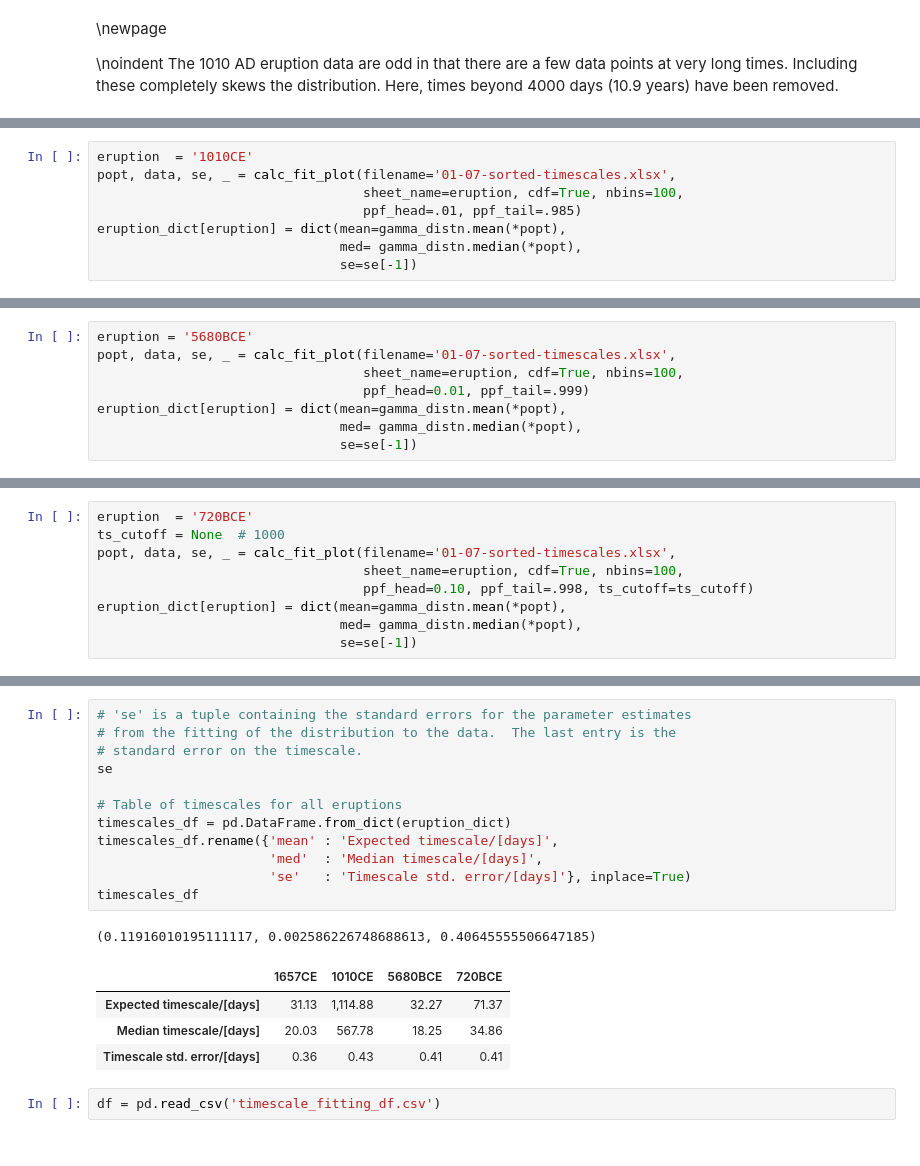
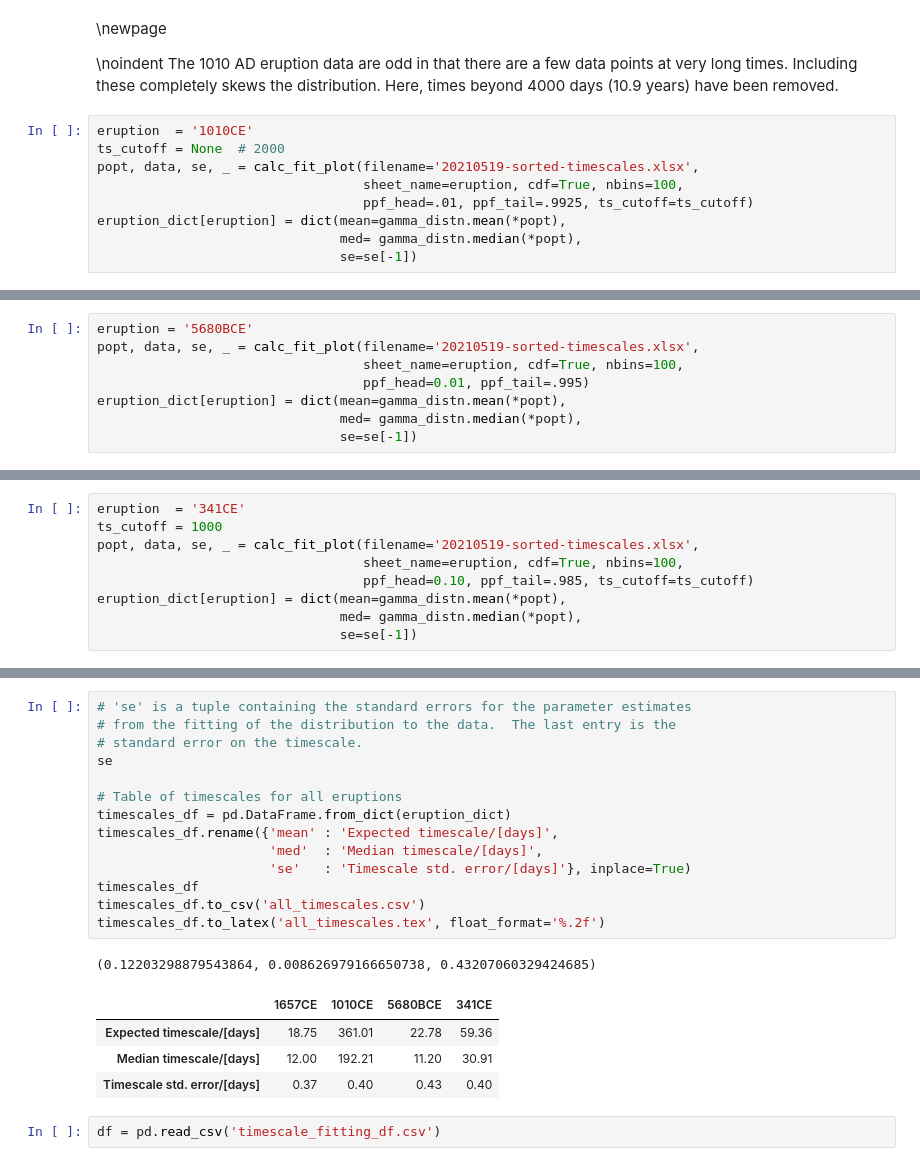
Before and after one commit to djessop/mineral_diffusion_timescales, a Jupyter notebook: mineral_diffusion_timescales.ipynb, the cells around one changed output, grey strips where cells are left out. Saved outputs shown, nothing was run; the diff lists cells and outputs as text.

```diff
--- a/mineral_diffusion_timescales.ipynb
+++ b/mineral_diffusion_timescales.ipynb
@@ -210,3 +213,12 @@ eruption_dict[eruption] = dict(mean=gamma_distn.mean(*popt),
 \newpage
 
 \noindent The 1010 AD eruption data are odd in that there are a few data points at very long times.  Including these completely skews the distribution.  Here, times beyond 4000 days (10.9 years) have been removed.
+# %%
+eruption  = '1010CE'
+ts_cutoff = None  # 2000
+popt, data, se, _ = calc_fit_plot(filename='20210519-sorted-timescales.xlsx',
+                                  sheet_name=eruption, cdf=True, nbins=100,
+                                  ppf_head=.01, ppf_tail=.9925, ts_cutoff=ts_cutoff)
+eruption_dict[eruption] = dict(mean=gamma_distn.mean(*popt),
+                               med= gamma_distn.median(*popt),
+                               se=se[-1])
@@ -213,8 +227,8 @@ eruption_dict[eruption] = dict(mean=gamma_distn.mean(*popt),
 # %%
-eruption  = '1010CE'
-popt, data, se, _ = calc_fit_plot(filename='01-07-sorted-timescales.xlsx',
+eruption = '5680BCE'
+popt, data, se, _ = calc_fit_plot(filename='20210519-sorted-timescales.xlsx',
                                   sheet_name=eruption, cdf=True, nbins=100,
-                                  ppf_head=.01, ppf_tail=.985)
+                                  ppf_head=0.01, ppf_tail=.995)
 eruption_dict[eruption] = dict(mean=gamma_distn.mean(*popt),
                                med= gamma_distn.median(*popt),
                                se=se[-1])
@@ -223,8 +237,9 @@ eruption_dict[eruption] = dict(mean=gamma_distn.mean(*popt),
 # %%
-eruption = '5680BCE'
-popt, data, se, _ = calc_fit_plot(filename='01-07-sorted-timescales.xlsx',
+eruption  = '341CE'
+ts_cutoff = 1000
+popt, data, se, _ = calc_fit_plot(filename='20210519-sorted-timescales.xlsx',
                                   sheet_name=eruption, cdf=True, nbins=100,
-                                  ppf_head=0.01, ppf_tail=.999)
+                                  ppf_head=0.10, ppf_tail=.985, ts_cutoff=ts_cutoff)
 eruption_dict[eruption] = dict(mean=gamma_distn.mean(*popt),
                                med= gamma_distn.median(*popt),
                                se=se[-1])
@@ -233,9 +247,0 @@ eruption_dict[eruption] = dict(mean=gamma_distn.mean(*popt),
-# %%
-eruption  = '720BCE'
-ts_cutoff = None  # 1000
-popt, data, se, _ = calc_fit_plot(filename='01-07-sorted-timescales.xlsx',
-                                  sheet_name=eruption, cdf=True, nbins=100,
-                                  ppf_head=0.10, ppf_tail=.998, ts_cutoff=ts_cutoff)
-eruption_dict[eruption] = dict(mean=gamma_distn.mean(*popt),
-                               med= gamma_distn.median(*popt),
-                               se=se[-1])
@@ -244,21 +248,23 @@ eruption_dict[eruption] = dict(mean=gamma_distn.mean(*popt),
 # %%
 # 'se' is a tuple containing the standard errors for the parameter estimates
 # from the fitting of the distribution to the data.  The last entry is the
 # standard error on the timescale.
 se
 
 # Table of timescales for all eruptions
 timescales_df = pd.DataFrame.from_dict(eruption_dict)
 timescales_df.rename({'mean' : 'Expected timescale/[days]',
                       'med'  : 'Median timescale/[days]',
                       'se'   : 'Timescale std. error/[days]'}, inplace=True)
 timescales_df
+timescales_df.to_csv('all_timescales.csv')
+timescales_df.to_latex('all_timescales.tex', float_format='%.2f')
 # %% [output]
-(0.11916010195111117, 0.002586226748688613, 0.40645555506647185)
+(0.12203298879543864, 0.008626979166650738, 0.43207060329424685)
-|  | 1657CE | 1010CE | 5680BCE | 720BCE |
-| Expected timescale/[days] | 31.13 | 1,114.88 | 32.27 | 71.37 |
-| Median timescale/[days] | 20.03 | 567.78 | 18.25 | 34.86 |
-| Timescale std. error/[days] | 0.36 | 0.43 | 0.41 | 0.41 |
+|  | 1657CE | 1010CE | 5680BCE | 341CE |
+| Expected timescale/[days] | 18.75 | 361.01 | 22.78 | 59.36 |
+| Median timescale/[days] | 12.00 | 192.21 | 11.20 | 30.91 |
+| Timescale std. error/[days] | 0.37 | 0.40 | 0.43 | 0.40 |
 # %%
 df = pd.read_csv('timescale_fitting_df.csv')
 # %%
```
Also changed, not shown: parts of 6 cells of this notebook, 1 other file.
